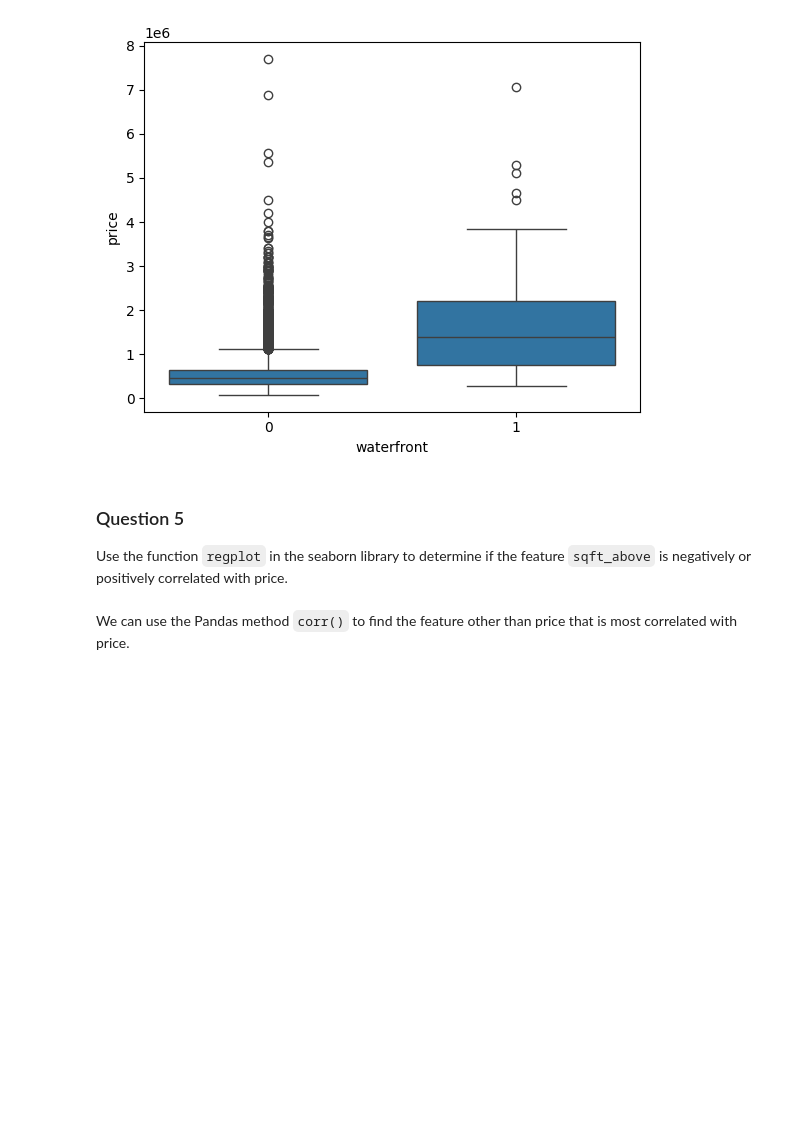
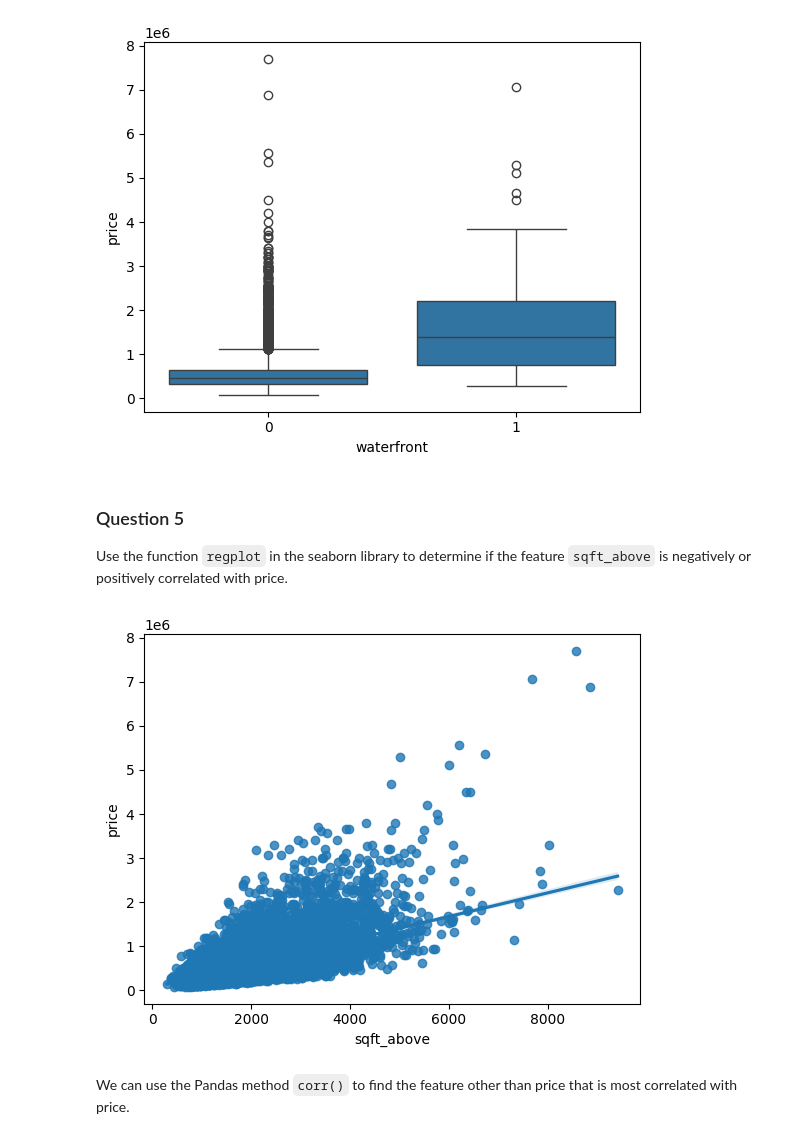
Before and after one commit to Birkity/Coursera-, a Jupyter notebook: House_Sales_in_King_Count_USA.ipynb, the cells around one changed output. Drawn from its saved outputs; the diff is of its cells as text; code cells hidden in the pictures; blank space fills up the shorter version.

Commit message:
Correlation of sqft_above with price

```diff
--- a/House_Sales_in_King_Count_USA.ipynb
+++ b/House_Sales_in_King_Count_USA.ipynb
@@ -197,6 +197,11 @@ plt.show()
 ### Question 5
 
 Use the function <code>regplot</code>  in the seaborn library  to  determine if the feature <code>sqft_above</code> is negatively or positively correlated with price.
+# %%
+sns.regplot(x="sqft_above", y="price", data=df)
+plt.show()
+# %% [output]
+[figure, added]
 # %% [markdown]
 We can use the Pandas method <code>corr()</code>  to find the feature other than price that is most correlated with price.
 # %%
```
